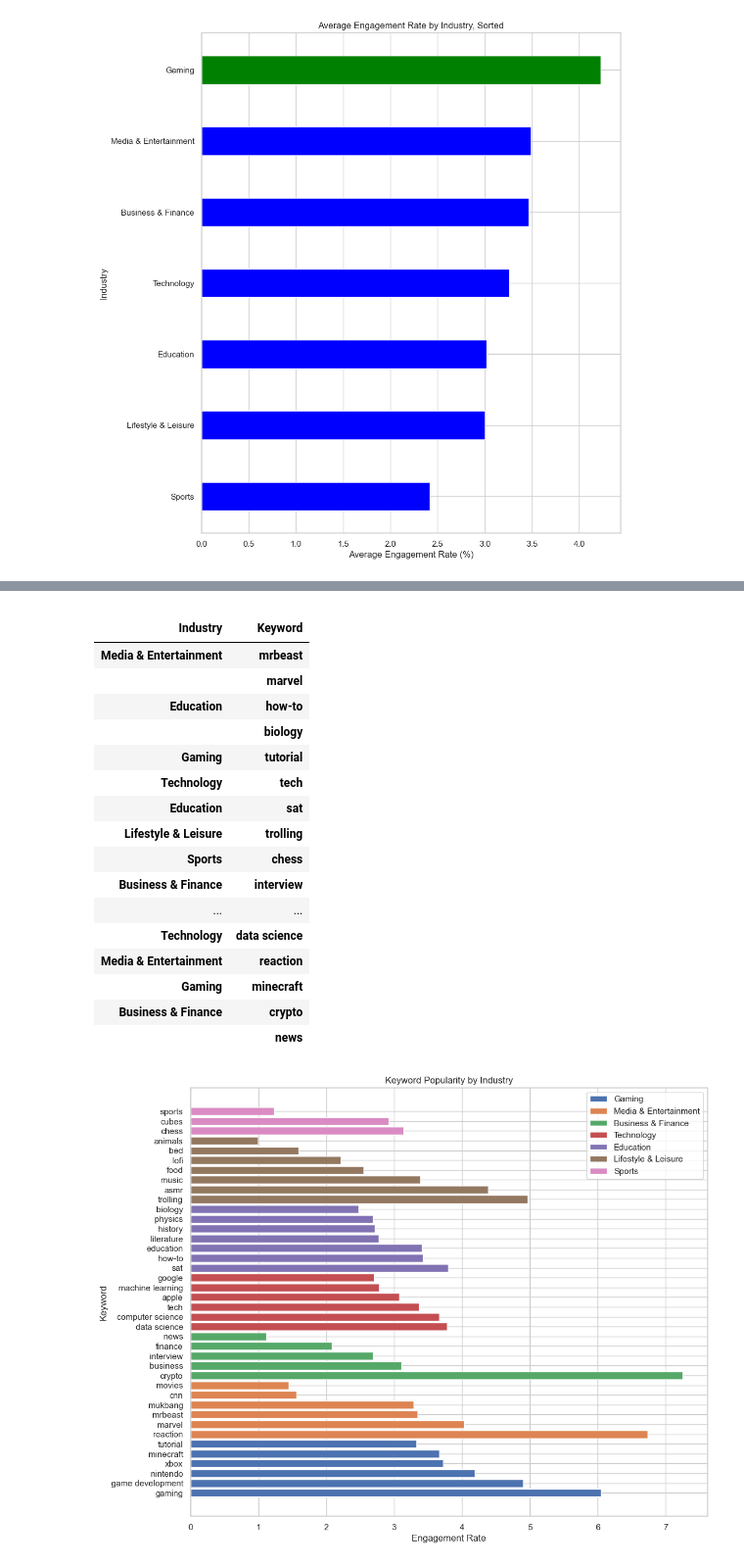
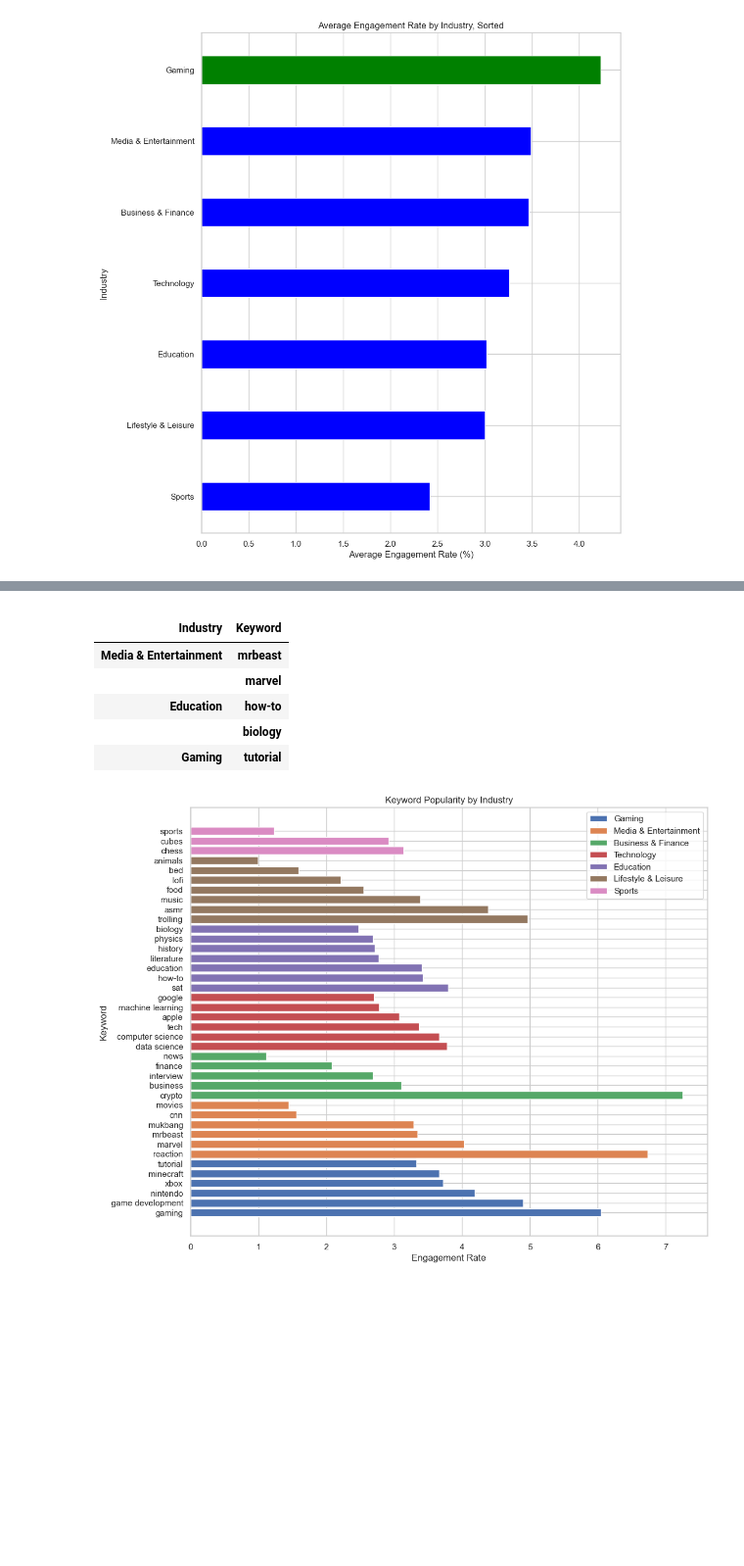
Before and after one commit to data-min/youtube-brand, a Jupyter notebook: notebook.ipynb, the cells around one changed output, grey strips where cells are left out. Shown at 98% size. Cells and saved outputs as stored; diff of their text form; code cells hidden in the pictures; blank space fills up the shorter version.

```diff
--- a/notebook.ipynb
+++ b/notebook.ipynb
@@ -132,6 +108,5 @@ warnings.filterwarnings("ignore")
 # %% [markdown]
 ## Importing Data
 # %%
-print("Youtube Data before cleaning:")
-videos_stats = pd.read_csv('/Users/mac/Documents/GitHub/youtube-brand/videos_stats.csv')
-videos_stats.head()
+videos_stats = pd.read_csv('videos_stats.csv')
+comments = pd.read_csv('comments.csv')
@@ -146,5 +117,15 @@ Youtube Data before cleaning:
 # %%
-print("Comment Data before cleaning:")
-comments = pd.read_csv('/Users/mac/Documents/GitHub/youtube-brand/comments.csv')
-comments.head()
+vs_clean = videos_stats.copy()
+for column in videos_stats.columns:
+    if vs_clean[column].dtype == 'object':
+        vs_clean[column].fillna(vs_clean[column].mode()[0], inplace=True)
+    else:
+        vs_clean[column].fillna(vs_clean[column].median(), inplace=True)
+vs_clean['Published At'] = pd.to_datetime(vs_clean['Published At'], errors='coerce')
+vs_clean.drop_duplicates(inplace=True)
+q_low = vs_clean['Likes'].quantile(0.01)
+q_hi  = vs_clean['Likes'].quantile(0.99)
+vs_clean = vs_clean[(vs_clean['Likes'] > q_low) & (vs_clean['Likes'] < q_hi)]
+vs_clean.to_csv('videos_stats_cleaned.csv', index=False)
+vs_clean.head()
 # %% [output]
@@ -322,10 +237,8 @@ vs_df.select_dtypes("number")
 # %% [markdown]
 ## Merging Data
 # %%
-# Perform a right join between vs_df_clean and cm_df_clean on 'Video ID'
 merged_df = pd.merge(cm_clean, vs_clean, on='Video ID', how='right', indicator=True)
-#Make merged_df into a dataframe
-merged_df = pd.DataFrame(merged_df)
-# Display the merged DataFrame
-print(merged_df)
+merged_df.drop_duplicates(subset=['Comment'], keep='first', inplace=True)
+merged_df = merged_df.reset_index(drop=True)
+merged_df
 # %% [output]
@@ -349,4 +257,0 @@ print(merged_df)
-# %%
-merged_df= merged_df.drop_duplicates(subset=['Comment'], keep='first')
-merged_df = merged_df.reset_index(drop=True)
-merged_df
@@ -589,25 +405,12 @@ keyword_popularity
 # %%
-# Create the DataFrame
 keyword_popularity_df = pd.DataFrame(keyword_popularity, columns=[])
-
-keyword_popularity_df
+keyword_popularity_df.head()
 # %% [output]
 |  |  |
 | Industry | Keyword |
 | Media & Entertainment | mrbeast |
 |  | marvel |
 | Education | how-to |
 |  | biology |
 | Gaming | tutorial |
-| Technology | tech |
-| Education | sat |
-| Lifestyle & Leisure | trolling |
-| Sports | chess |
-| Business & Finance | interview |
-| ... | ... |
-| Technology | data science |
-| Media & Entertainment | reaction |
-| Gaming | minecraft |
-| Business & Finance | crypto |
-|  | news |
 # %%
```
Also changed, not shown: parts of 87 cells of this notebook, 1 other file.
